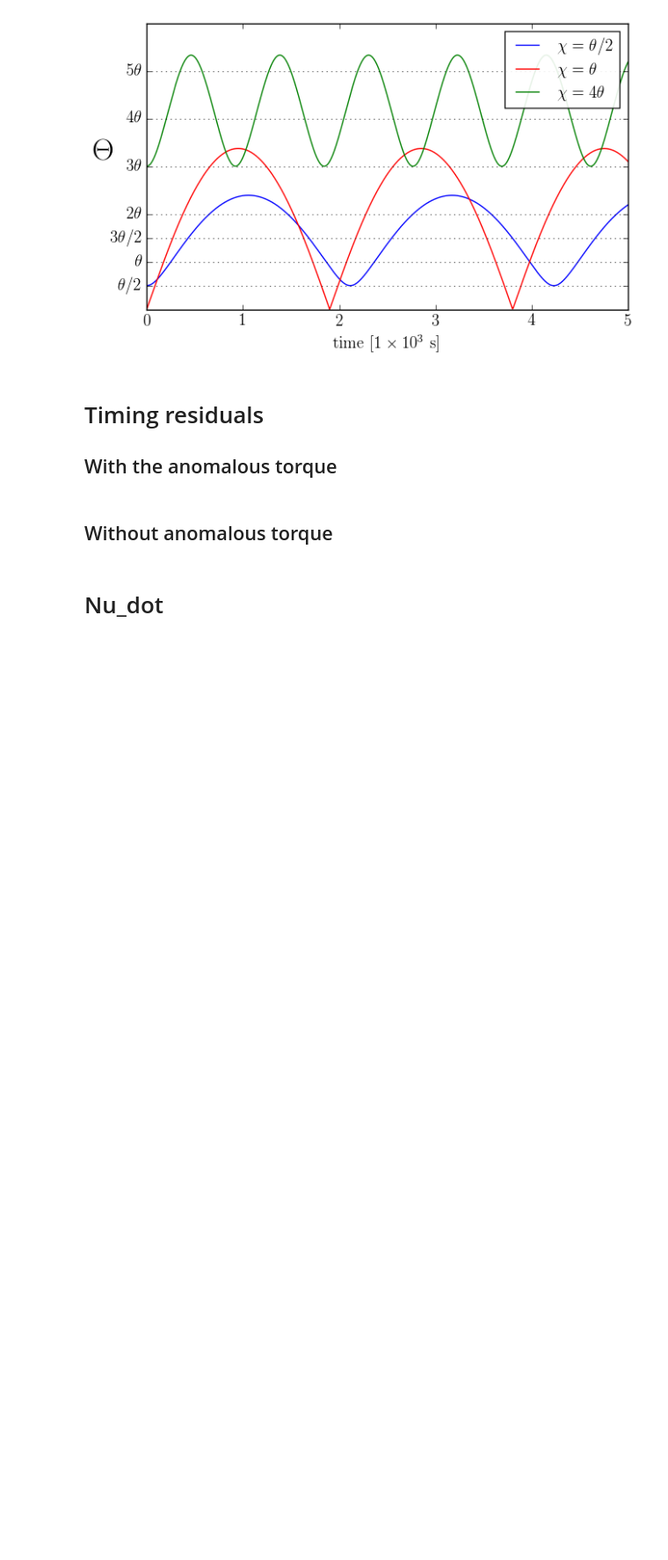
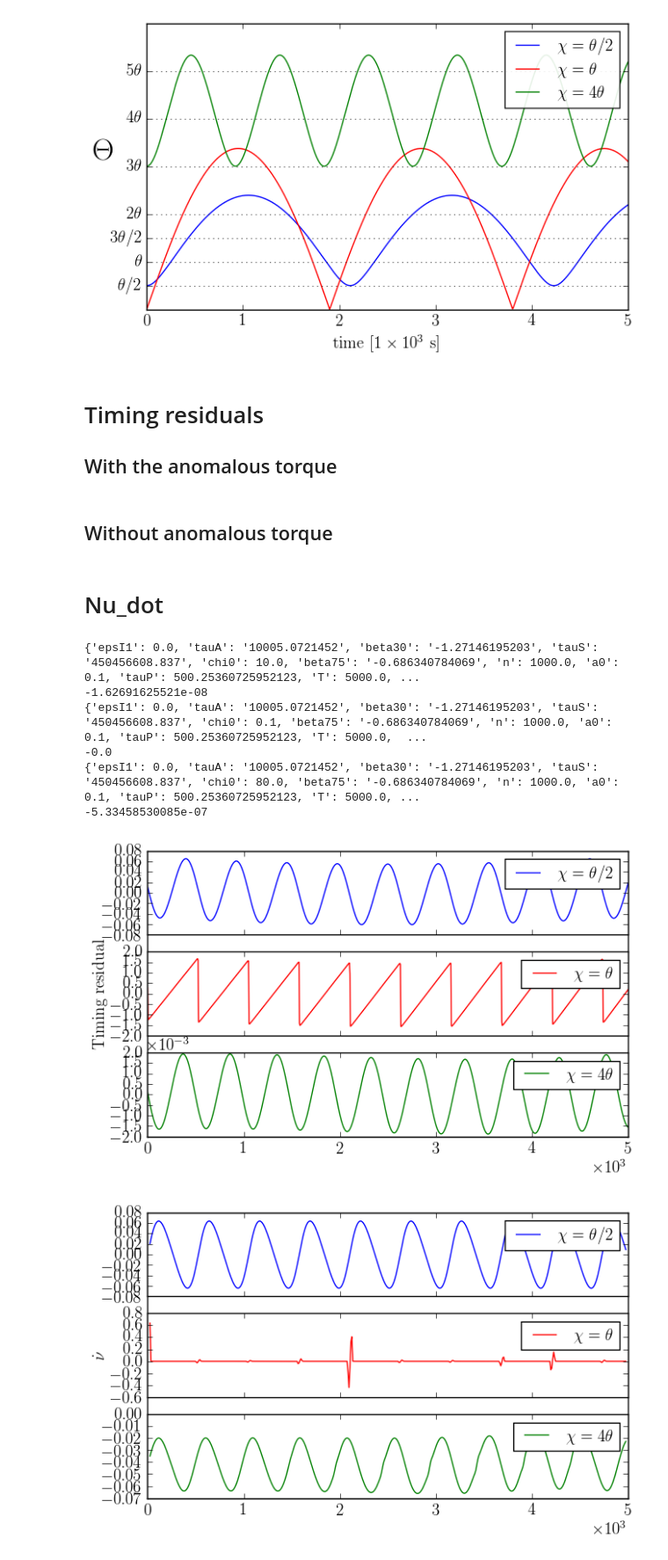
Before and after one commit to GregoryAshton/neutron_star_modelling, a Jupyter notebook: TimingNoiseModels/InertialSpaceResults/GeneratePlots.ipynb, the cells around one changed output. Shown at 88% size. Drawn from its saved outputs; the diff is of its cells as text; code cells hidden in the pictures; blank space fills up the shorter version.

Commit message:
Updates to work with main

```diff
--- a/TimingNoiseModels/InertialSpaceResults/GeneratePlots.ipynb
+++ b/TimingNoiseModels/InertialSpaceResults/GeneratePlots.ipynb
@@ -571,3 +577,79 @@ epsA = 5e-4
 file_name = nsmod.Model.Run_with_Euler(chi=chi, epsI3=epsI3, epsA=epsA, omega0=omega0, t1=5e3, n=10000, error=1e-12, a_int=5,
                                        overwrite=True)
 nsmod.Plot.nu_dot(file_name)
+# %%
+a0 = 0.1
+epsI3 = 2e-3
+omega0 = 2 * np.pi
+epsA = 1e-4
+T = 5e3
+
+a0_rad = np.radians(a0)
+theta_0 = np.arccos(cos(a0_rad) * (1 + epsI3) * pow(pow(sin(a0_rad), 2)
+                            + pow(cos(a0_rad) * (1 + epsI3), 2), -0.5))
+
+chi0_list = [10.0, np.degrees(theta_0), 80.0]
+label_list = [r"$\chi=\theta/2$", r"$\chi=\theta$", r"$\chi= 4\theta$", "something else"]
+color_list = ["b", "r", "g", "k"]
+
+fig1 = plt.figure()
+ax_1 = fig1.add_subplot(111, yticklabels=[], xticklabels=[], ylabel="Timing residual")
+ax_1.yaxis.labelpad = 30
+ax11 = fig1.add_subplot(311)
+ax12 = fig1.add_subplot(312)
+ax13 = fig1.add_subplot(313)
+
+fig2 = plt.figure()
+ax_2 = fig2.add_subplot(111, yticklabels=[], xticklabels=[], ylabel=r"$\dot{\nu}$")
+ax_2.yaxis.labelpad = 30
+ax21 = fig2.add_subplot(311)
+ax22 = fig2.add_subplot(312)
+ax23 = fig2.add_subplot(313)
+
+
+
+for chi0, label, color, ax1, ax2 in zip(chi0_list, label_list, color_list,
+                                        [ax11, ax12, ax13],
+                                        [ax21, ax22, ax23] ):
+
+    file_name = main(chi0=chi0, epsI3=epsI3, epsA=epsA, omega0=omega0, T=T,
+                     n=1000, error=1e-16, a0=a0, cleanup=True)
+
+    ax1 = Plot.timing_residual(file_name, ax=ax1, order=2,
+                                    label=label, color=color)
+
+    ax2 = Plot.nu_dot(file_name, ax=ax2, normalise=True,
+                                    label=label, color=color)
+
+    ax1.set_xlabel("")
+    ax1.set_ylabel("")
+    #ax1.set_yticklabels([])
+    ax1.legend()
+    ax2.set_ylabel("")
+    ax2.set_xlabel("")
+    #ax2.set_yticklabels([])
+    ax2.legend()
+
+ax11.set_xticklabels([])
+ax12.set_xticklabels([])
+fig1.subplots_adjust(hspace=0.2)
+#ax1.axhline(0.0, ls="-", color="k", lw=.5)
+#ax1.legend(framealpha=0.9, loc=1)
+fig1.savefig("img/Timing_residuals_no_torque.pdf")
+
+ax21.set_xticklabels([])
+ax22.set_xticklabels([])
+fig2.subplots_adjust(hspace=0.2)
+#ax2.legend(framealpha=0.9, loc=1)
+fig2.savefig("img/nu_dot_no_torque.pdf")
+
+plt.show()
+# %% [output]
+{'epsI1': 0.0, 'tauA': '10005.0721452', 'beta30': '-1.27146195203', 'tauS': '450456608.837', 'chi0': 10.0, 'beta75': '-0.686340784069', 'n': 1000.0, 'a0': 0.1, 'tauP': 500.25360725952123, 'T': 5000.0, ...
+-1.62691625521e-08
+{'epsI1': 0.0, 'tauA': '10005.0721452', 'beta30': '-1.27146195203', 'tauS': '450456608.837', 'chi0': 0.1, 'beta75': '-0.686340784069', 'n': 1000.0, 'a0': 0.1, 'tauP': 500.25360725952123, 'T': 5000.0,  ...
+-0.0
+{'epsI1': 0.0, 'tauA': '10005.0721452', 'beta30': '-1.27146195203', 'tauS': '450456608.837', 'chi0': 80.0, 'beta75': '-0.686340784069', 'n': 1000.0, 'a0': 0.1, 'tauP': 500.25360725952123, 'T': 5000.0, ...
+-5.33458530085e-07
+[figure, added]
+[figure, added]
```
Also changed, not shown: parts of 2 cells of this notebook, 2 other files.
